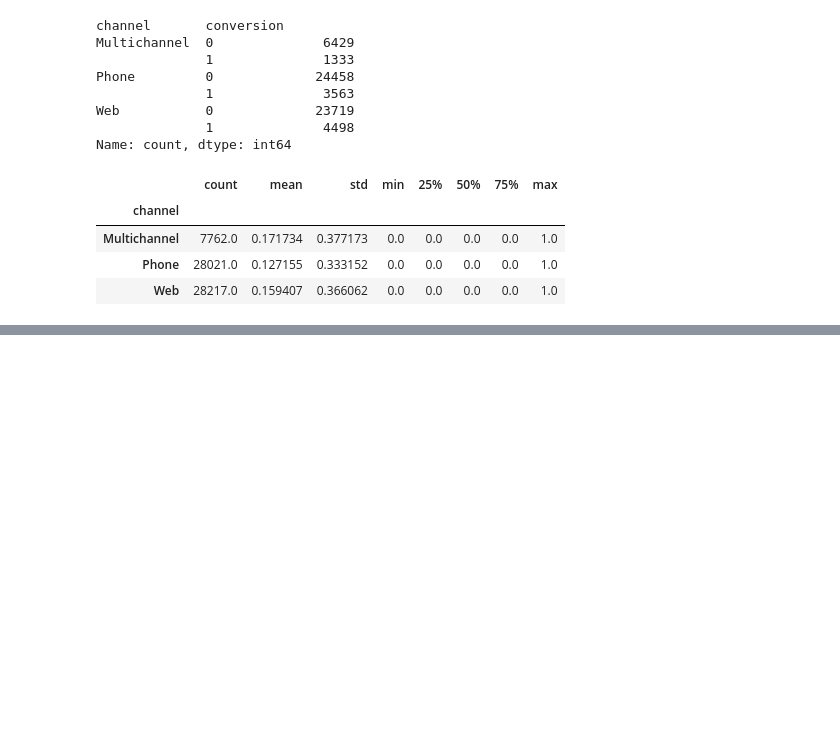
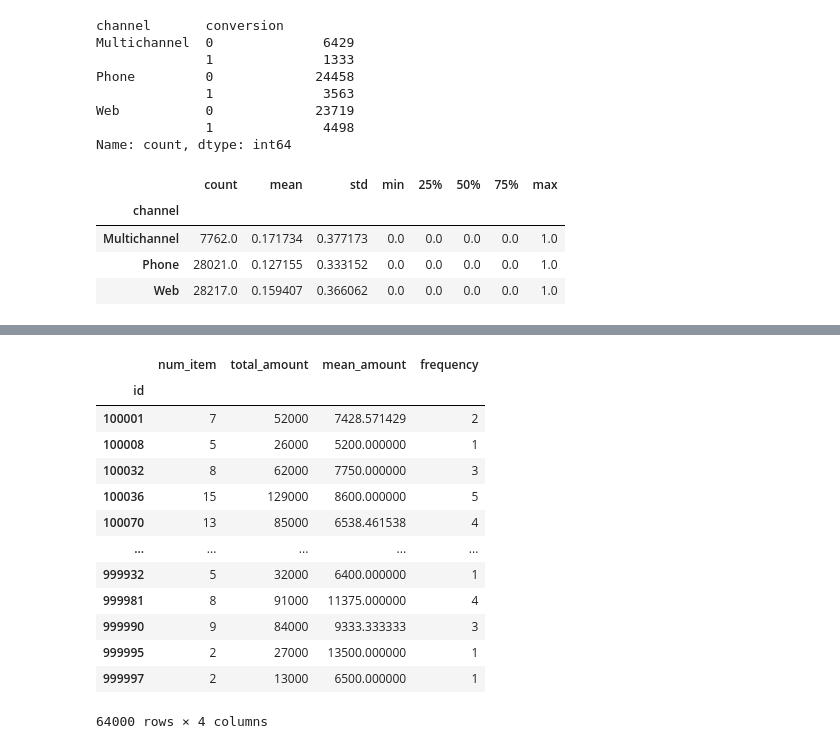
Before and after one commit to youngeunkoo/fintech_service, a Jupyter notebook: 06machine_learning/09_쇼핑몰_프로모션_효율예측분석_KNN,SVM_SMOTE_RandCV.ipynb, the cells around one changed output, grey strips where cells are left out. Drawn from its saved outputs; the diff is of its cells as text; code cells hidden in the pictures; blank space fills up the shorter version.

```diff
--- a/06machine_learning/09_쇼핑몰_프로모션_효율예측분석_KNN,SVM_SMOTE_RandCV.ipynb
+++ b/06machine_learning/09_쇼핑몰_프로모션_효율예측분석_KNN,SVM_SMOTE_RandCV.ipynb
@@ -437,0 +344,3 @@ data
+# %%
+tran_total = tran.groupby('id')[['num_item', 'total_amount']].sum()
+tran_total
@@ -437,0 +400,17 @@ data
+# %%
+tran_total
+# %% [output]
+|  | num_item | total_amount | mean_amount | frequency |
+| id |  |  |  |  |
+| 100001 | 7 | 52000 | 7428.571429 | 2 |
+| 100008 | 5 | 26000 | 5200.000000 | 1 |
+| 100032 | 8 | 62000 | 7750.000000 | 3 |
+| 100036 | 15 | 129000 | 8600.000000 | 5 |
+| 100070 | 13 | 85000 | 6538.461538 | 4 |
+| ... | ... | ... | ... | ... |
+| 999932 | 5 | 32000 | 6400.000000 | 1 |
+| 999981 | 8 | 91000 | 11375.000000 | 4 |
+| 999990 | 9 | 84000 | 9333.333333 | 3 |
+| 999995 | 2 | 27000 | 13500.000000 | 1 |
+| 999997 | 2 | 13000 | 6500.000000 | 1 |
+64000 rows × 4 columns
```
Also changed, not shown: parts of 66 cells of this notebook, 1 other file.
